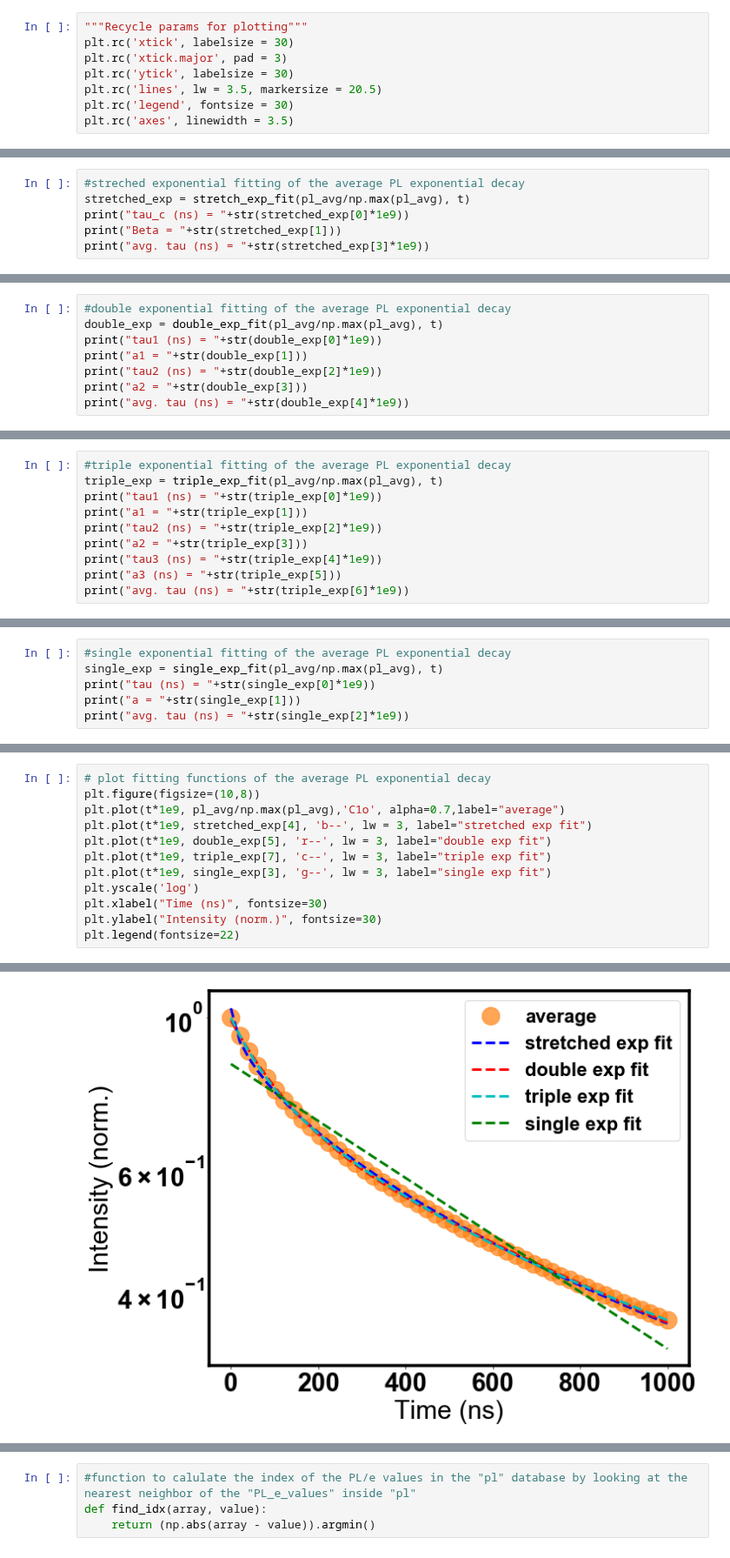
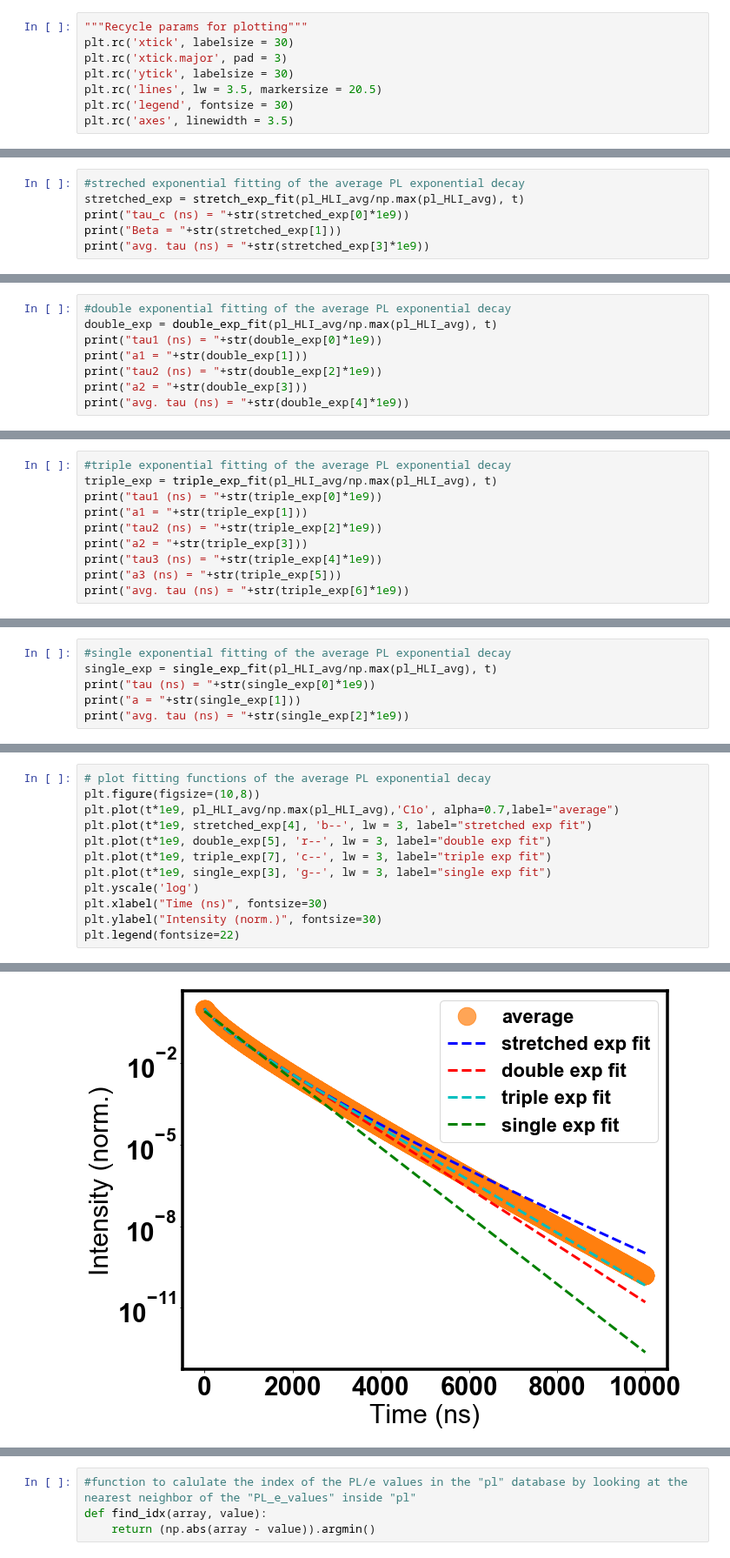
Before and after one commit to mtaddei94/TimeResolvedPL, a Jupyter notebook: PL_Intensity.ipynb, the cells around one changed output, grey strips where cells are left out. Shown at 87% size. Drawn from its saved outputs; the diff is of its cells as text.

```diff
--- a/PL_Intensity.ipynb
+++ b/PL_Intensity.ipynb
@@ -110,6 +155,6 @@ plt.show()
 # %%
 #streched exponential fitting of the average PL exponential decay
-stretched_exp = stretch_exp_fit(pl_avg/np.max(pl_avg), t)
+stretched_exp = stretch_exp_fit(pl_HLI_avg/np.max(pl_HLI_avg), t)
 print("tau_c (ns) = "+str(stretched_exp[0]*1e9))
 print("Beta = "+str(stretched_exp[1]))
 print("avg. tau (ns) = "+str(stretched_exp[3]*1e9))
@@ -120,6 +165,6 @@ avg. tau (ns) = 1459.1710626763277
 # %%
 #double exponential fitting of the average PL exponential decay
-double_exp = double_exp_fit(pl_avg/np.max(pl_avg), t)
+double_exp = double_exp_fit(pl_HLI_avg/np.max(pl_HLI_avg), t)
 print("tau1 (ns) = "+str(double_exp[0]*1e9))
 print("a1 = "+str(double_exp[1]))
 print("tau2 (ns) = "+str(double_exp[2]*1e9))
@@ -134,6 +179,6 @@ avg. tau (ns) = 1126.1184011780572
 # %%
 #triple exponential fitting of the average PL exponential decay
-triple_exp = triple_exp_fit(pl_avg/np.max(pl_avg), t)
+triple_exp = triple_exp_fit(pl_HLI_avg/np.max(pl_HLI_avg), t)
 print("tau1 (ns) = "+str(triple_exp[0]*1e9))
 print("a1 = "+str(triple_exp[1]))
 print("tau2 (ns) = "+str(triple_exp[2]*1e9))
@@ -152,6 +197,6 @@ avg. tau (ns) = 1251.4258106963869
 # %%
 #single exponential fitting of the average PL exponential decay
-single_exp = single_exp_fit(pl_avg/np.max(pl_avg), t)
+single_exp = single_exp_fit(pl_HLI_avg/np.max(pl_HLI_avg), t)
 print("tau (ns) = "+str(single_exp[0]*1e9))
 print("a = "+str(single_exp[1]))
 print("avg. tau (ns) = "+str(single_exp[2]*1e9))
@@ -162,15 +207,15 @@ avg. tau (ns) = 1057.4859605532704
 # %%
 # plot fitting functions of the average PL exponential decay
 plt.figure(figsize=(10,8))
-plt.plot(t*1e9, pl_avg/np.max(pl_avg),'C1o', alpha=0.7,label="average")
+plt.plot(t*1e9, pl_HLI_avg/np.max(pl_HLI_avg),'C1o', alpha=0.7,label="average")
 plt.plot(t*1e9, stretched_exp[4], 'b--', lw = 3, label="stretched exp fit")
 plt.plot(t*1e9, double_exp[5], 'r--', lw = 3, label="double exp fit")
 plt.plot(t*1e9, triple_exp[7], 'c--', lw = 3, label="triple exp fit")
 plt.plot(t*1e9, single_exp[3], 'g--', lw = 3, label="single exp fit")
 plt.yscale('log')
 plt.xlabel("Time (ns)", fontsize=30)
 plt.ylabel("Intensity (norm.)", fontsize=30)
 plt.legend(fontsize=22)
 # %% [output]
 <matplotlib.legend.Legend at 0x...>
-[figure, old version]
+[figure, new version]
```
Also changed, not shown: parts of 64 cells of this notebook.
